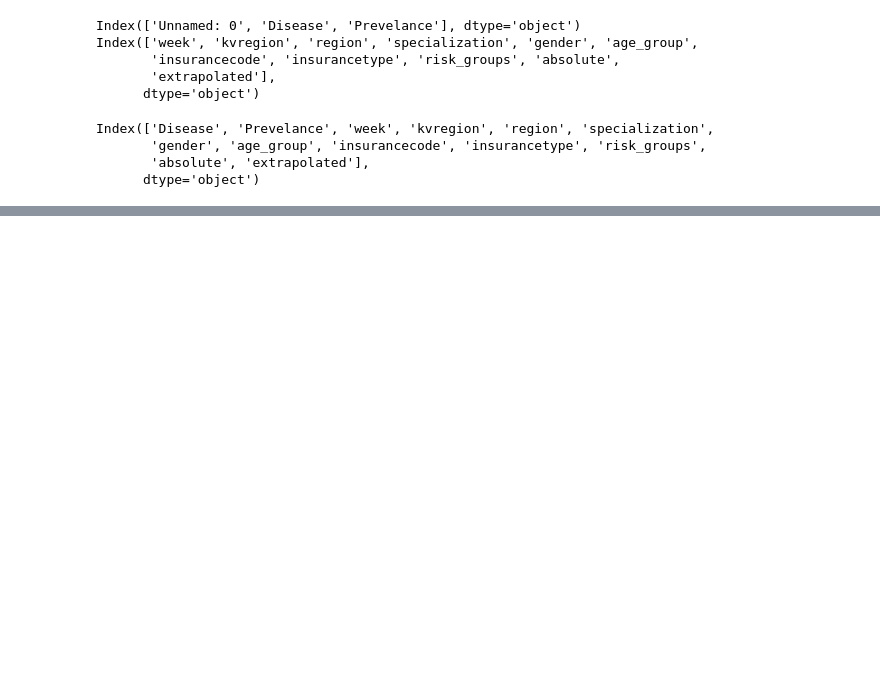
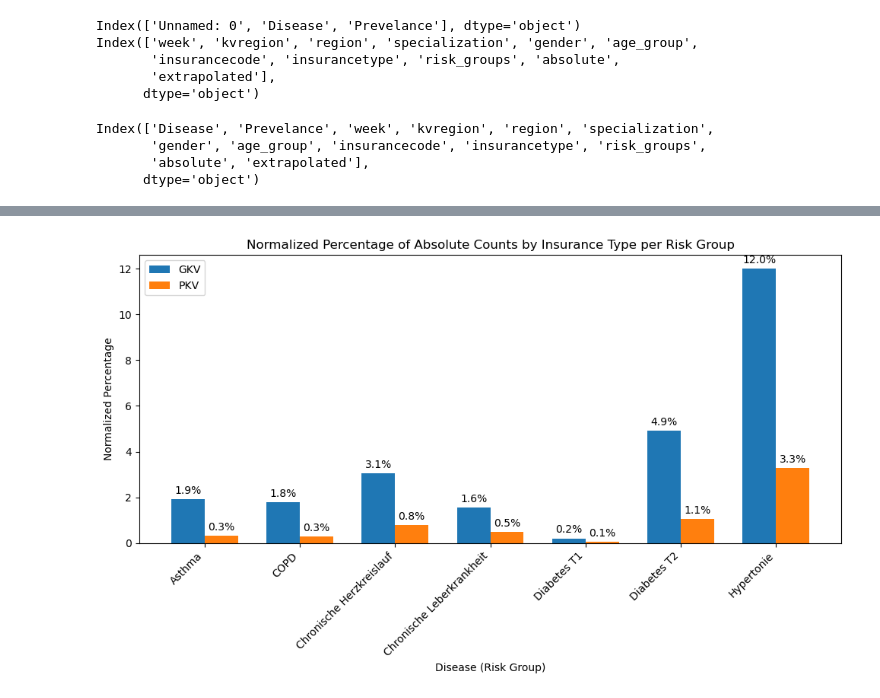
Before and after one commit to tubbers7/STADS_Datathon2025, a Jupyter notebook: toby/risk_group_notebook.ipynb, the cells around one changed output, grey strips where cells are left out. Saved outputs shown, nothing was run; the diff lists cells and outputs as text; code cells hidden in the pictures; blank space fills up the shorter version.

```diff
--- a/toby/risk_group_notebook.ipynb
+++ b/toby/risk_group_notebook.ipynb
@@ -101,0 +122,61 @@ plt.show()
+# %%
+# Assume df is your DataFrame with columns including "risk_groups", "insurancetype", and "absolute"
+
+# 1. Calculate the total count for each insurance type across the dataset.
+total_pkv = df.loc[df["insurancetype"] == "PKV", "absolute"].sum()
+total_gkv = df.loc[df["insurancetype"] == "GKV", "absolute"].sum()
+
+# 2. Group by 'risk_groups' and 'insurancetype' and sum the 'absolute' values.
+agg_df = df.groupby(["risk_groups", "insurancetype"])["absolute"].sum().reset_index()
+
+# 3. Normalize each group's count by the total for its insurance type.
+def normalize(row):
+    if row["insurancetype"] == "PKV":
+        return (row["absolute"] / total_pkv) * 100  # percentage of PKV in that risk group
+    elif row["insurancetype"] == "GKV":
+        return (row["absolute"] / total_gkv) * 100  # percentage of GKV in that risk group
+    else:
+        return np.nan
+
+agg_df["normalized"] = agg_df.apply(normalize, axis=1)
+
+# 4. Pivot the table so each risk group becomes a row and each insurance type becomes a column.
+pivot_df = agg_df.pivot(index="risk_groups", columns="insurancetype", values="normalized").fillna(0)
+
+# 5. Plot the normalized percentages as a grouped bar chart.
+x = np.arange(len(pivot_df.index))  # one position per risk group
+width = 0.35  # width of the bars
+
+fig, ax = plt.subplots(figsize=(10, 6))
+
+# Get the normalized values for each insurance type.
+gkv_vals = pivot_df.get("GKV", pd.Series(np.zeros(len(pivot_df.index)), index=pivot_df.index))
+pkv_vals = pivot_df.get("PKV", pd.Series(np.zeros(len(pivot_df.index)), index=pivot_df.index))
+
+bars_gkv = ax.bar(x - width/2, gkv_vals, width, label="GKV")
+bars_pkv = ax.bar(x + width/2, pkv_vals, width, label="PKV")
+
+ax.set_xlabel("Disease (Risk Group)")
+ax.set_ylabel("Normalized Percentage")
+ax.set_title("Normalized Percentage of Absolute Counts by Insurance Type per Risk Group")
+ax.set_xticks(x)
+ax.set_xticklabels(pivot_df.index, rotation=45, ha="right")
+ax.legend()
+
+# Optionally, annotate the bars with percentage values.
+def autolabel(bars):
+    for bar in bars:
+        height = bar.get_height()
+        ax.annotate(f'{height:.1f}%',
+                    xy=(bar.get_x() + bar.get_width() / 2, height),
+                    xytext=(0, 3),  # offset above the bar
+                    textcoords="offset points",
+                    ha='center', va='bottom')
+
+autolabel(bars_gkv)
+autolabel(bars_pkv)
+
+plt.tight_layout()
+plt.show()
+# %% [output]
+[figure, added]
```
Also changed, not shown: parts of 5 cells of this notebook, 2 other files.
